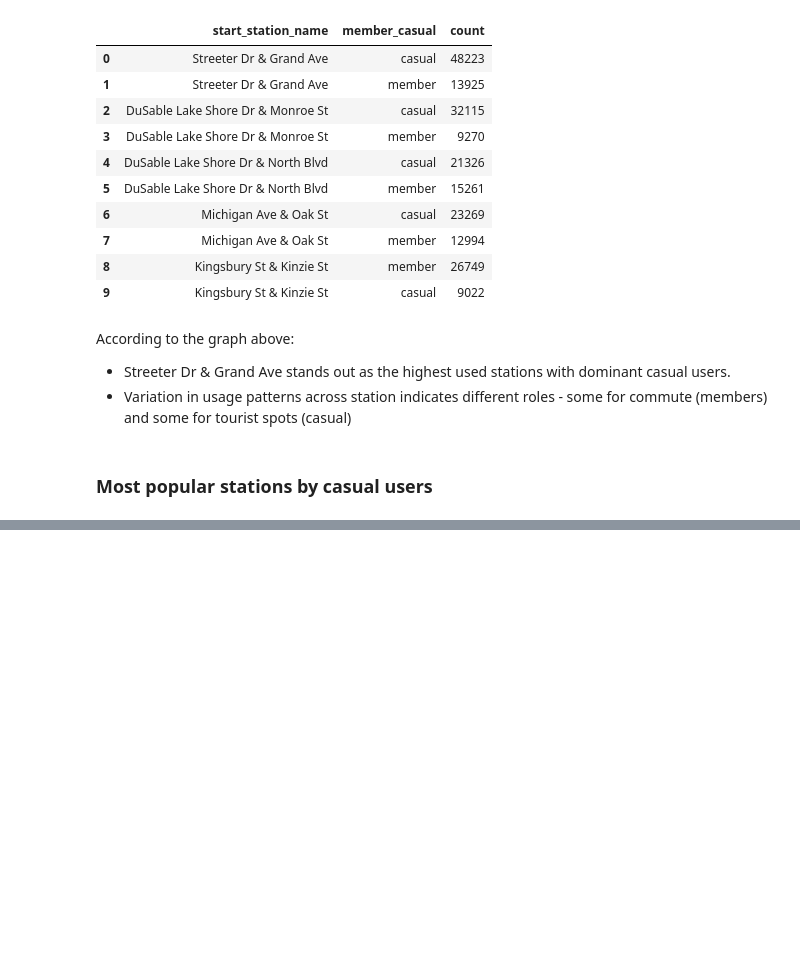
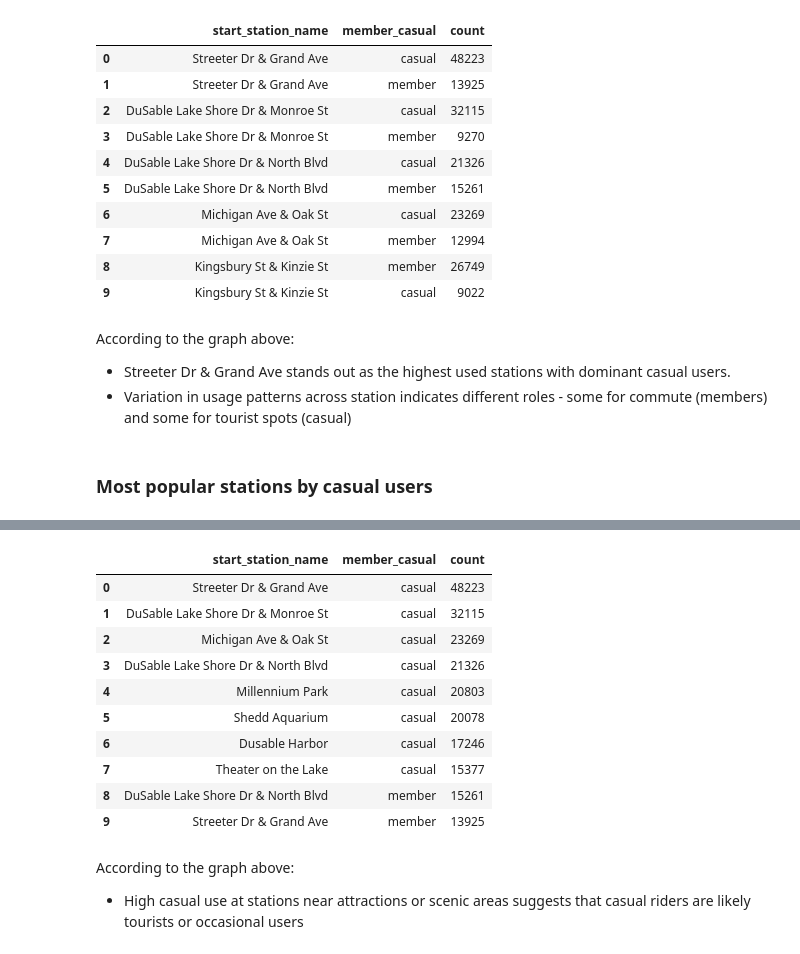
Before and after one commit to yakubszatkowski/Google-Data-Analytics-Project, a Jupyter notebook: main.ipynb, the cells around one changed output, grey strips where cells are left out. Saved outputs shown, nothing was run; the diff lists cells and outputs as text; code cells hidden in the pictures; blank space fills up the shorter version.

Commit message:
Most popular stations by casual users graph

```diff
--- a/main.ipynb
+++ b/main.ipynb
@@ -820,0 +861,21 @@ According to the graph above:
+# %%
+most_popular_casual_stations_df = (
+    analysis_df
+    .query('start_station_name in @casual_dominant_stations')
+    .value_counts(['start_station_name', 'member_casual'])
+    .reset_index()
+)
+
+most_popular_casual_stations_df.head(10)
+# %% [output]
+|  | start_station_name | member_casual | count |
+| 0 | Streeter Dr & Grand Ave | casual | 48223 |
+| 1 | DuSable Lake Shore Dr & Monroe St | casual | 32115 |
+| 2 | Michigan Ave & Oak St | casual | 23269 |
+| 3 | DuSable Lake Shore Dr & North Blvd | casual | 21326 |
+| 4 | Millennium Park | casual | 20803 |
+| 5 | Shedd Aquarium | casual | 20078 |
+| 6 | Dusable Harbor | casual | 17246 |
+| 7 | Theater on the Lake | casual | 15377 |
+| 8 | DuSable Lake Shore Dr & North Blvd | member | 15261 |
+| 9 | Streeter Dr & Grand Ave | member | 13925 |
@@ -820,0 +920,3 @@ According to the graph above:
+# %% [markdown]
+According to the graph above:
+* High casual use at stations near attractions or scenic areas suggests that casual riders are likely tourists or occasional users
```
Also changed, not shown: parts of 3 cells of this notebook, 1 other file.
